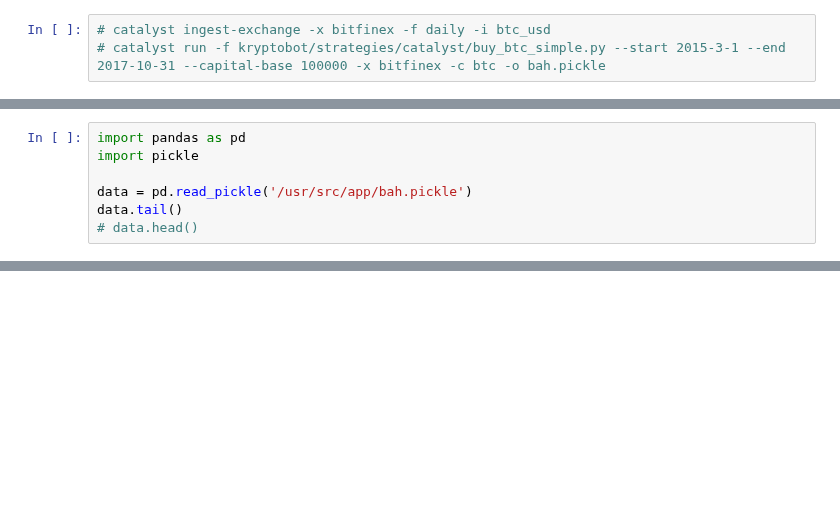
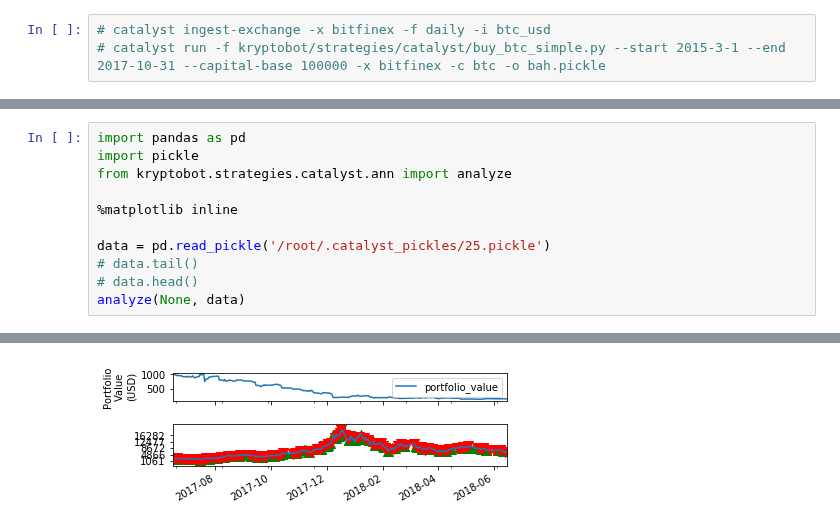
Before and after one commit to eristoddle/KryptoBot, a Jupyter notebook: notebooks/catalyst.ipynb, the cells around one changed output, grey strips where cells are left out. Drawn from its saved outputs; the diff is of its cells as text; blank space fills up the shorter version.

Commit message:
add more catalyst algos

```diff
--- a/notebooks/catalyst.ipynb
+++ b/notebooks/catalyst.ipynb
@@ -27,8 +71,12 @@ manager.run_catalyst_strategy(params)
 # %%
 import pandas as pd
 import pickle
+from kryptobot.strategies.catalyst.ann import analyze
 
-data = pd.read_pickle('/usr/src/app/bah.pickle')
-data.tail()
+%matplotlib inline
+
+data = pd.read_pickle('/root/.catalyst_pickles/25.pickle')
+# data.tail()
 # data.head()
+analyze(None, data)
 # %% [output]
@@ -40,0 +83 @@ data.tail()
+[figure, added]
```
Also changed, not shown: parts of 2 cells of this notebook, 7 other files.
